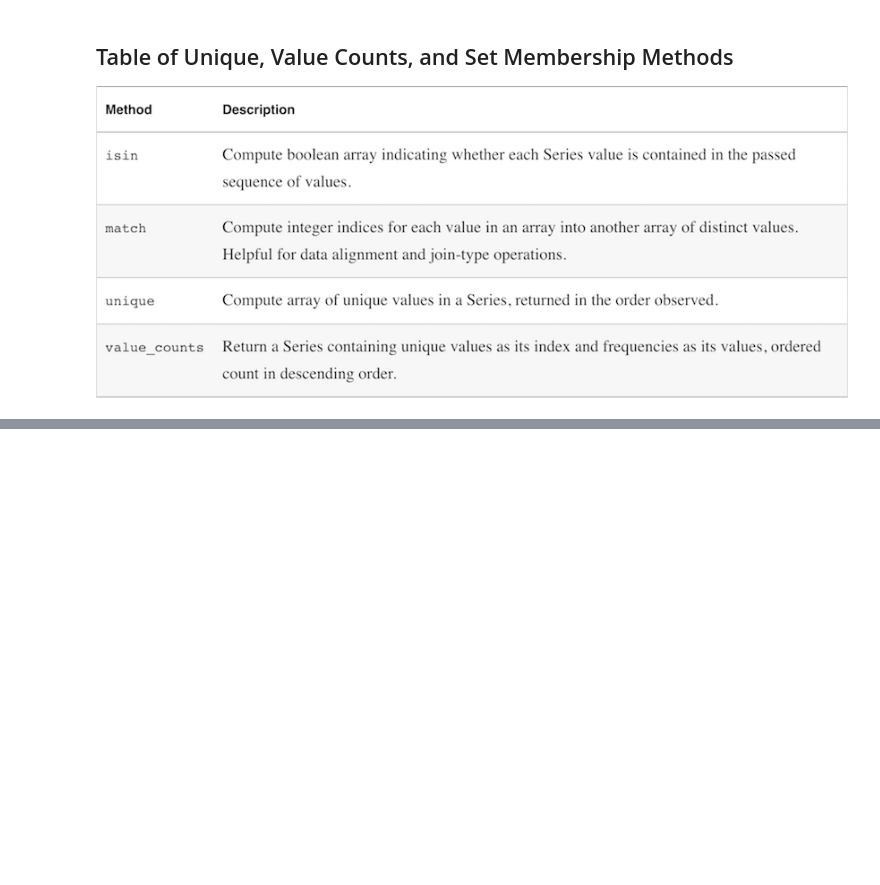
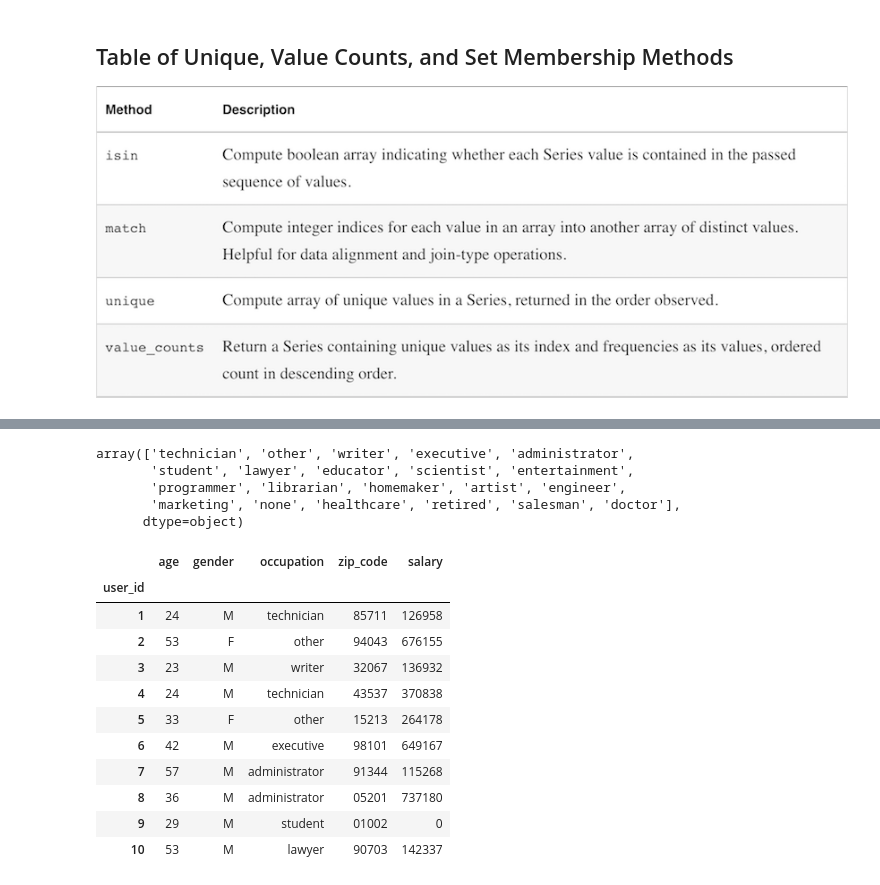
Before and after one commit to fpinell/hands_on_python_for_ds, a Jupyter notebook: notebooks/Lecture_01_Pandas_Matplotlib_.ipynb, the cells around one changed output, grey strips where cells are left out. Cells and saved outputs as stored; diff of their text form; code cells hidden in the pictures; blank space fills up the shorter version.

```diff
--- a/notebooks/Lecture_01_Pandas_Matplotlib_.ipynb
+++ b/notebooks/Lecture_01_Pandas_Matplotlib_.ipynb
@@ -1695,0 +2090,10 @@ Row-wise frequency table:
+# %%
+"""
+Let's now create a deep copy of the loaded DataFrame 'users'.
+Remember: assigning another name to the same DataFrame is simple a view.
+For example, users_df = users makes users_df point to the same users. As such,
+any change to the content of the DataFrame while working on users_df is reflected to users.
+"""
+# Make a deep copy of users
+users_df = users.copy()
+print(users_df.head())
@@ -1695,0 +2126,13 @@ Row-wise frequency table:
+# %%
+
+"""
+Before we actually "join" the Series we have just created with our users DataFrame,
+we need the index of both objects to be aligned. Otherwise, there won't be any salary
+associated with the DataFrame row index 943, as the Series index is shifted by 1 w.r.t.
+the index of our DataFrame. Let's specify the index when creating our salary values.
+"""
+np.random.seed(42) # Initialize internal state of the random number generator
+BASE_SALARY = 5000
+values = pd.Series(np.random.randint(995000, size=users_df.shape[0]) + BASE_SALARY,
+                  index=users_df.index)
+print(values.head())
@@ -1695,0 +2147,5 @@ Row-wise frequency table:
+# %%
+# Create a new column on the users_df DataFrame and populate this with
+# the Series we just created
+users_df['salary'] = values
+print(users_df.head())
@@ -1695,0 +2173,41 @@ Row-wise frequency table:
+# %%
+"""
+Wait! We might not want to associate a salary to each entry!
+For example, you don't want to assign a salary to any user aged less than 18
+or anyone who doesn't have a job or is a student.
+Let's see what are the set of occupations.
+"""
+users_df['occupation'].unique()
+# %% [output]
+array(['technician', 'other', 'writer', 'executive', 'administrator',
+       'student', 'lawyer', 'educator', 'scientist', 'entertainment',
+       'programmer', 'librarian', 'homemaker', 'artist', 'engineer',
+       'marketing', 'none', 'healthcare', 'retired', 'salesman', 'doctor'],
+      dtype=object)
+# %%
+"""
+Create a mask to assign a salary only to those users who are at least 18 AND
+are not student nor unoccupied.
+We therefore set salary to 0 for any of the users above
+"""
+mask = (users_df.age >= 18) & ~(users_df.occupation.isin(['student', 'none']))
+#mask = (users_df.age >= 18) & (users_df.occupation != 'student') \
+#& (users_df.occupation != 'none')
+# mask = (users_df.age >= 18) & ~(users_df.occupation == 'student') \
+# & ~(users_df.occupation == 'none')
+# %%
+users_df['salary'] = users_df['salary'].where(mask, 0)
+users_df.head(10)
+# %% [output]
+|  | age | gender | occupation | zip_code | salary |
+| user_id |  |  |  |  |  |
+| 1 | 24 | M | technician | 85711 | 126958 |
+| 2 | 53 | F | other | 94043 | 676155 |
+| 3 | 23 | M | writer | 32067 | 136932 |
+| 4 | 24 | M | technician | 43537 | 370838 |
+| 5 | 33 | F | other | 15213 | 264178 |
+| 6 | 42 | M | executive | 98101 | 649167 |
+| 7 | 57 | M | administrator | 91344 | 115268 |
+| 8 | 36 | M | administrator | 05201 | 737180 |
+| 9 | 29 | M | student | 01002 | 0 |
+| 10 | 53 | M | lawyer | 90703 | 142337 |
```
Also changed, not shown: parts of 134 cells of this notebook.
